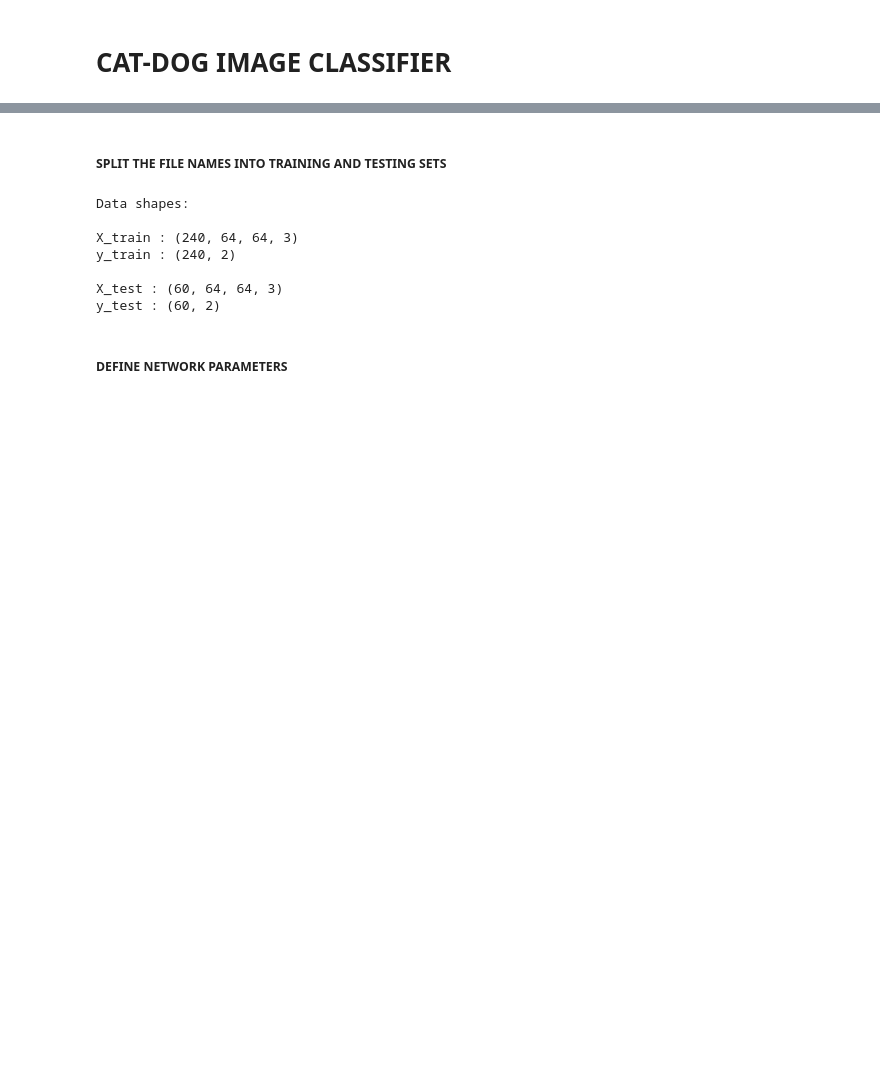
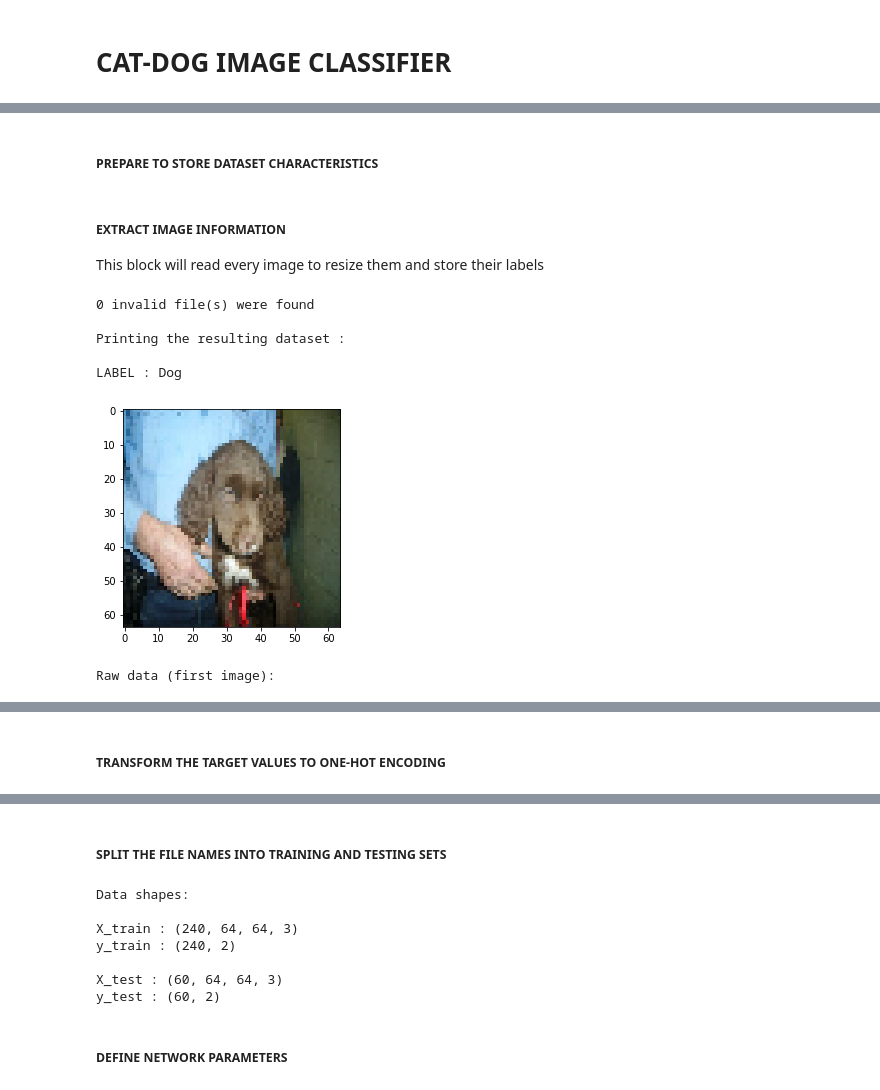
Before and after one commit to igerardoh/cat-dog-cnn-classifier, a Jupyter notebook: python/03-data-analysis/cnn-tf.keras/cnn-classification-tf.keras-catdog.ipynb, the cells around one changed output, grey strips where cells are left out. Cells and saved outputs as stored; diff of their text form; code cells hidden in the pictures; blank space fills up the shorter version.

```diff
--- a/python/03-data-analysis/cnn-tf.keras/cnn-classification-tf.keras-catdog.ipynb
+++ b/python/03-data-analysis/cnn-tf.keras/cnn-classification-tf.keras-catdog.ipynb
@@ -26,0 +46,2 @@ loader.close()
+# %% [markdown]
+##### PREPARE TO STORE DATASET CHARACTERISTICS
@@ -26,0 +59,70 @@ loader.close()
+# %% [markdown]
+##### EXTRACT IMAGE INFORMATION
+This block will read every image to resize them and store their labels
+# %%
+%matplotlib inline
+from skimage.transform import rescale, resize
+import matplotlib.pyplot as plt
+import cv2
+
+# deploy a progress bar
+try:
+    from tqdm.notebook import tqdm
+except ImportError:
+    def tqdm(x, *args, **kwargs):
+        return x
+
+
+# make a list for the name of failed files
+fail_dir_list = []
+
+# count the number of valid images that were read
+img_counter = 0
+
+for f in tqdm(range(len(filename_list))):
+    try:
+        # read every image
+        img_path = data_dir + filename_list[f]
+        img = cv2.imread(img_path, 1)  # 1 : Color
+
+        # resize every image to the desired size
+        img = cv2.resize(img,(image_size,image_size))
+
+        # build the list with feature data [RGB values]
+        X[img_counter, :, :, :] = img
+
+        # split image directory name
+        fname_split = filename_list[f].split('/')  # =[Cat, 10.jpg] example
+
+        # build the list with labels [cats | dogs]
+        class_name = fname_split[0]
+        y.append(class_name)
+
+        img_counter += 1
+
+    except Exception as e:
+        # log names of files with errors
+        fail_dir_list.append(fname)
+        pass
+
+# remove empty arrays
+X = X[:img_counter]
+
+print('{} invalid file(s) were found\n'.format(len(fail_dir_list)))
+print('Printing the resulting dataset :\n')
+
+# plot a sample from the list of images [features]
+print('LABEL : ' + y[0])
+plt.imshow(cv2.cvtColor(X[0], cv2.COLOR_BGR2RGB).astype(np.uint8))
+plt.show()
+
+print('\nRaw data (first image):')
+X[0]
+# %% [output]
+0 invalid file(s) were found
+
+Printing the resulting dataset :
+
+LABEL : Dog
+[figure, added]
+Raw data (first image):
@@ -27 +146,3 @@ loader.close()
+# %% [markdown]
+##### TRANSFORM THE TARGET VALUES TO ONE-HOT ENCODING
 # %%
```
Also changed, not shown: parts of 13 cells of this notebook.
